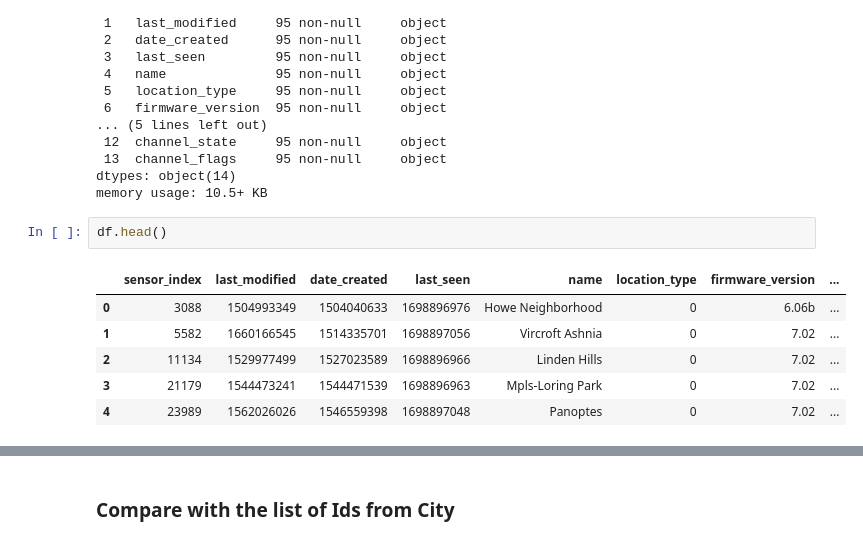
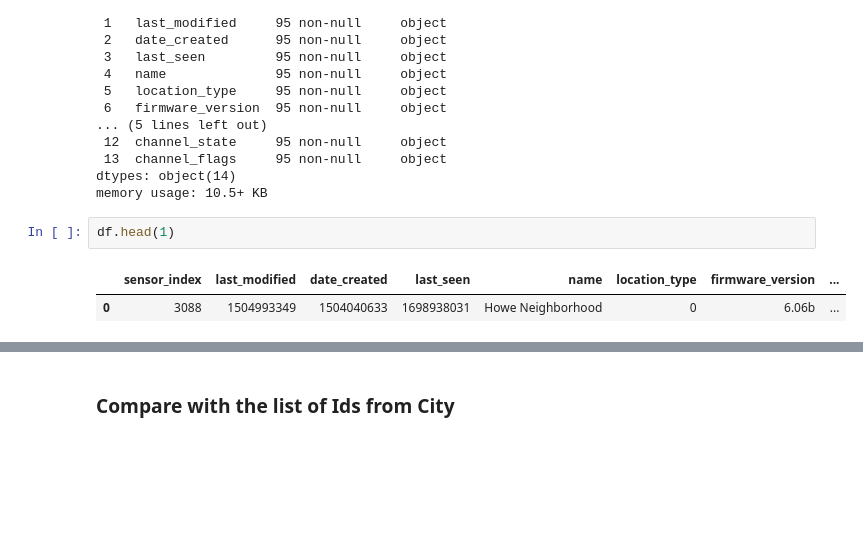
Before and after one commit to SpikeAlerts/SpikeAlerts_0, a Jupyter notebook: Notebooks/1_QAQC/2_PurpleAir_Stations.ipynb, the cells around one changed output, grey strips where cells are left out. Drawn from its saved outputs; the diff is of its cells as text; blank space fills up the shorter version.

```diff
--- a/Notebooks/1_QAQC/2_PurpleAir_Stations.ipynb
+++ b/Notebooks/1_QAQC/2_PurpleAir_Stations.ipynb
@@ -126,11 +126,7 @@ Data columns (total 14 columns):
 dtypes: object(14)
 memory usage: 10.5+ KB
 # %%
-df.head()
+df.head(1)
 # %% [output]
 |  | sensor_index | last_modified | date_created | last_seen | name | location_type | firmware_version | ... |
-| 0 | 3088 | 1504993349 | 1504040633 | 1698896976 | Howe Neighborhood | 0 | 6.06b | ... |
-| 1 | 5582 | 1660166545 | 1514335701 | 1698897056 | Vircroft Ashnia | 0 | 7.02 | ... |
-| 2 | 11134 | 1529977499 | 1527023589 | 1698896966 | Linden Hills | 0 | 7.02 | ... |
-| 3 | 21179 | 1544473241 | 1544471539 | 1698896963 | Mpls-Loring Park | 0 | 7.02 | ... |
-| 4 | 23989 | 1562026026 | 1546559398 | 1698897048 | Panoptes | 0 | 7.02 | ... |
+| 0 | 3088 | 1504993349 | 1504040633 | 1698938031 | Howe Neighborhood | 0 | 6.06b | ... |
```
Also changed, not shown: parts of 9 cells of this notebook.
